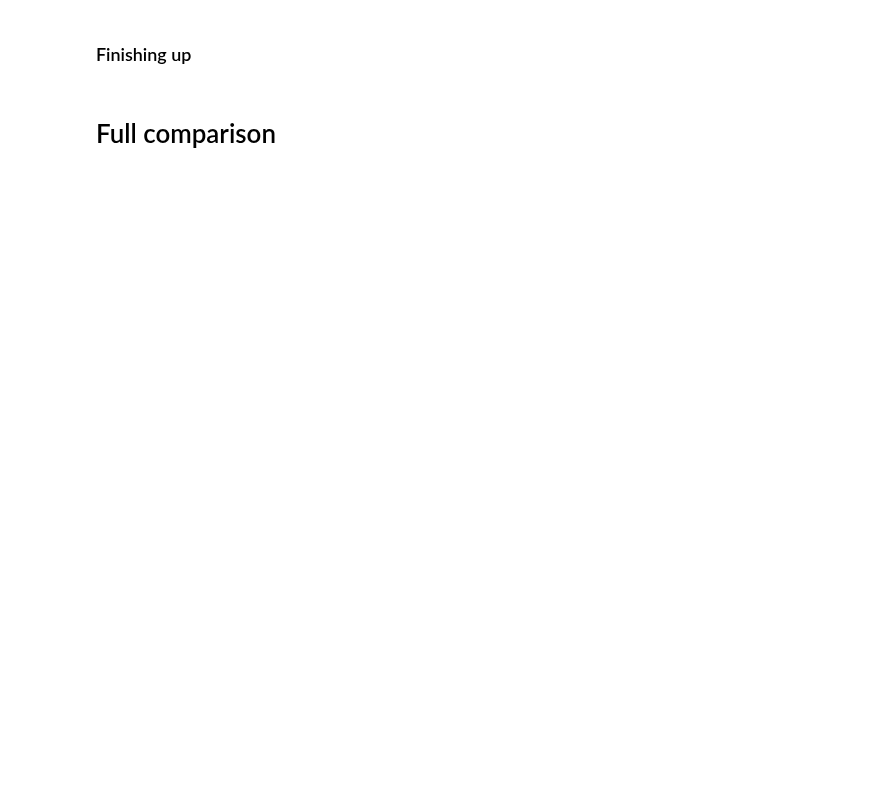
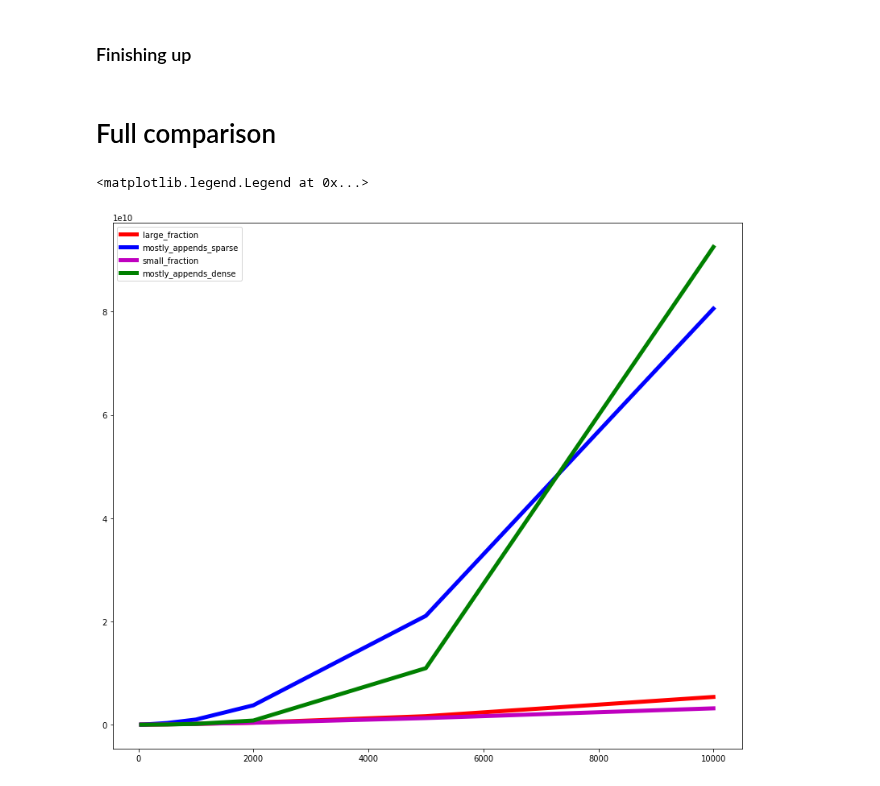
Before and after one commit to deshaw/versioned-hdf5, a Jupyter notebook: analysis/Test - File sizes (fixed array size).ipynb, the cells around one changed output. Cells and saved outputs as stored; diff of their text form; code cells hidden in the pictures; blank space fills up the shorter version.

Commit message:
Added better version of graphics.

```diff
--- a/analysis/Test - File sizes (fixed array size).ipynb
+++ b/analysis/Test - File sizes (fixed array size).ipynb
@@ -372,9 +380,12 @@ for test in tests:
 # %% [markdown]
 # Full comparison
 # %%
-fig_all = plt.figure()
-plt.plot(num_transactions_1[:-1], filesizes_1[:-1], 'r', label = "large_fraction")
-plt.plot(num_transactions_2, filesizes_2, 'b', label = "mostly_appends_sparse")
-plt.plot(num_transactions_3[:-1], filesizes_3[:-1], 'm', label = "small_fraction")
-plt.plot(num_transactions_4, filesizes_4, 'g', label = "mostly_appends_dense")
+fig_all = plt.figure(figsize=(14, 12))
+plt.plot(num_transactions_1[:-1], filesizes_1[:-1], 'r', label = "large_fraction", lw=5)
+plt.plot(num_transactions_2, filesizes_2, 'b', label = "mostly_appends_sparse", lw=5)
+plt.plot(num_transactions_3[:-1], filesizes_3[:-1], 'm', label = "small_fraction", lw=5)
+plt.plot(num_transactions_4, filesizes_4, 'g', label = "mostly_appends_dense", lw=5)
 plt.legend()
+# %% [output]
+<matplotlib.legend.Legend at 0x...>
+[figure, added]
```
Also changed, not shown: parts of 4 cells of this notebook.
